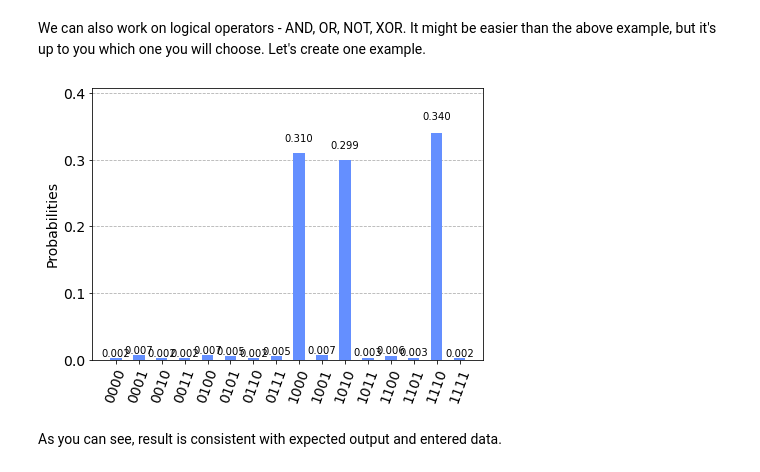
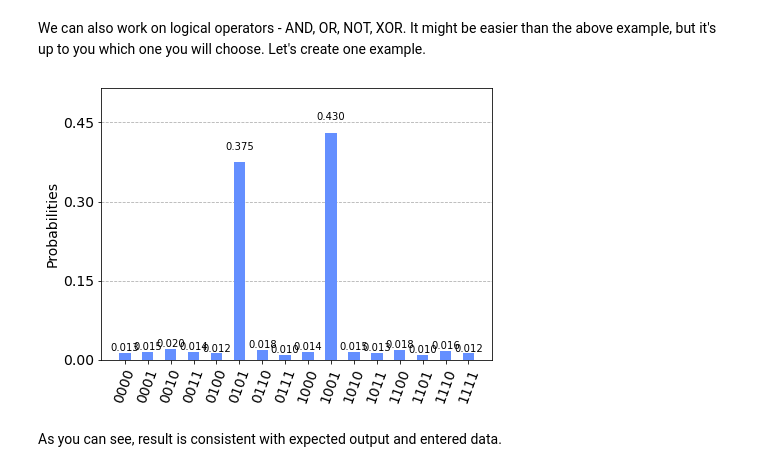
Before and after one commit to mareczek2115/Qiskit_for_high_schools, a Jupyter notebook: tutorial/Do I need to know quantum mechanics to use quantum computer.ipynb, the cells around one changed output. Drawn from its saved outputs; the diff is of its cells as text; code cells hidden in the pictures.

```diff
--- a/tutorial/Do I need to know quantum mechanics to use quantum computer.ipynb
+++ b/tutorial/Do I need to know quantum mechanics to use quantum computer.ipynb
@@ -62,11 +62,11 @@ As can be seen above, the probability of selecting an input with state 1 is grea
 # %% [markdown]
 We can also work on logical operators - AND, OR, NOT, XOR. It might be easier than the above example, but it's up to you which one you will choose. Let's create one example.
 # %%
-secondOracle = LogicalExpressionOracle('a | (~b & c) | ~d')
+secondOracle = LogicalExpressionOracle('(a & ~b) & (c ^ d)')
 grover = Grover(secondOracle)
 result = grover.run(backend)
 plot_histogram(result['measurement'])
 # %% [output]
-[figure, old version]
+[figure, new version]
 # %% [markdown]
 As you can see, result is consistent with expected output and entered data.
```
Also changed, not shown: parts of 3 cells of this notebook.
